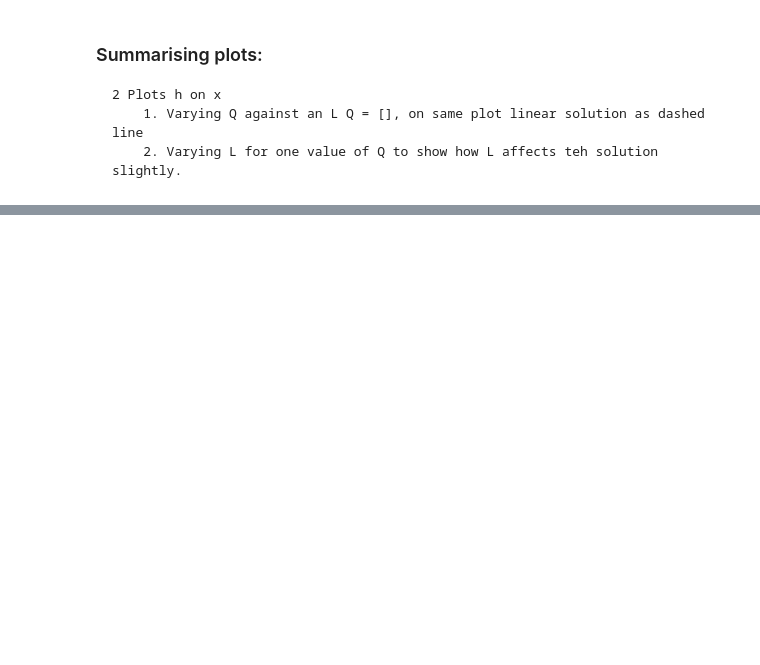
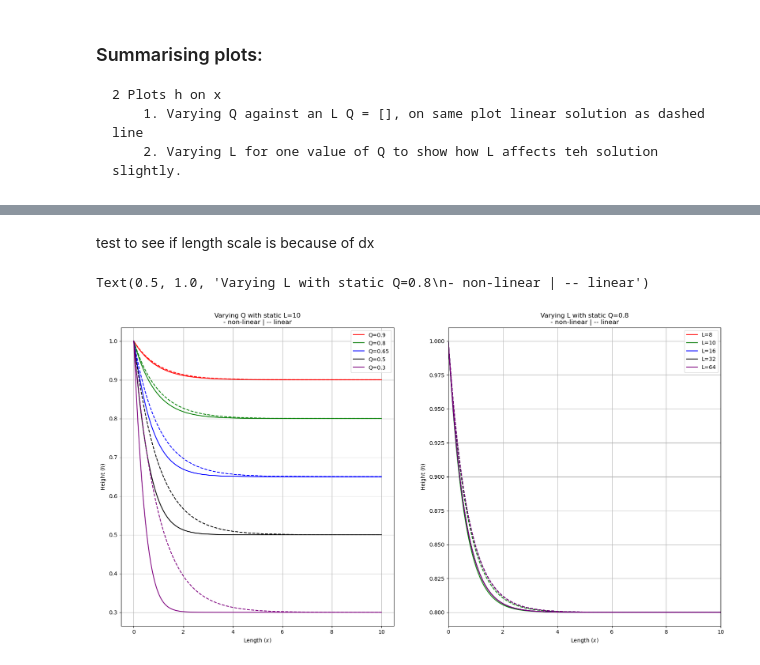
Before and after one commit to jrobo-gith/Independent-project-code, a Jupyter notebook: newtonian-thin-film-solve/collection.ipynb, the cells around one changed output, grey strips where cells are left out. Drawn from its saved outputs; the diff is of its cells as text; code cells hidden in the pictures; blank space fills up the shorter version.

```diff
--- a/newtonian-thin-film-solve/collection.ipynb
+++ b/newtonian-thin-film-solve/collection.ipynb
@@ -173,0 +334,55 @@ Success! Both solutions were found
+# %% [markdown]
+test to see if length scale is because of dx
+# %%
+N = 175
+t_span = (0, 1_000)
+h_0 = 1.0
+
+# Varying Q and L
+static_L = 10
+static_Q = 0.8
+
+x = np.linspace(0, static_L, N)
+h_initial = np.zeros(N)
+h_initial[0] = h_0
+
+Q_list = [0.9, 0.8, 0.65, 0.5, 0.3]
+L_list = [8, 10, 16, 32, 64]
+N_list = [100, 120, 200, 400, 800]
+
+colors = ['red', 'green', 'blue', 'black', 'purple']
+
+fig, ax = plt.subplots(nrows=1, ncols=2, figsize=(20, 10))
+
+for i in range(len(Q_list)):
+    # Static L
+    dx = static_L/N
+    sol_non_lin = solve_ivp(fun=f, args=(Q_list[i], dx, 3), y0=h_initial, t_span=t_span, method='BDF', rtol=1e-7, atol=1e-8)
+    sol_lin = solve_ivp(fun=f, args=(Q_list[i], dx, 0), y0=h_initial, t_span=t_span, method='BDF', rtol=1e-7, atol=1e-8)
+
+    ax[0].plot(x, sol_non_lin.y[:, -1], label=f"Q={Q_list[i]}", color=colors[i], linestyle='-')
+    ax[0].plot(x, sol_lin.y[:, -1], color=colors[i], linestyle='--')
+
+    # Static Q
+    dx = L_list[i]/N_list[i]
+    sol_non_lin = solve_ivp(fun=f, args=(static_Q, dx, 3), y0=h_initial, t_span=t_span, method='BDF', rtol=1e-7, atol=1e-8)
+    sol_lin = solve_ivp(fun=f, args=(static_Q, dx, 0), y0=h_initial, t_span=t_span, method='BDF', rtol=1e-7, atol=1e-8)
+
+    ax[1].plot(x, sol_non_lin.y[:, -1], label=f"L={L_list[i]}", color=colors[i], linestyle='-')
+    ax[1].plot(x, sol_lin.y[:, -1], color=colors[i], linestyle='--')
+
+ax[0].legend()
+ax[0].grid()
+ax[0].set_xlabel('Length $(x)$')
+ax[0].set_ylabel('Height $(h)$')
+ax[0].set_title(f'Varying Q with static L={static_L}\n- non-linear | -- linear')
+
+ax[1].legend()
+ax[1].grid()
+ax[1].set_xlim(0, 10)
+ax[1].set_xlabel('Length $(x)$')
+ax[1].set_ylabel('Height $(h)$')
+ax[1].set_title(f'Varying L with static Q={static_Q}\n- non-linear | -- linear')
+# %% [output]
+Text(0.5, 1.0, 'Varying L with static Q=0.8\n- non-linear | -- linear')
+[figure, added]
```
Also changed, not shown: parts of 18 cells of this notebook, 2 other files.
